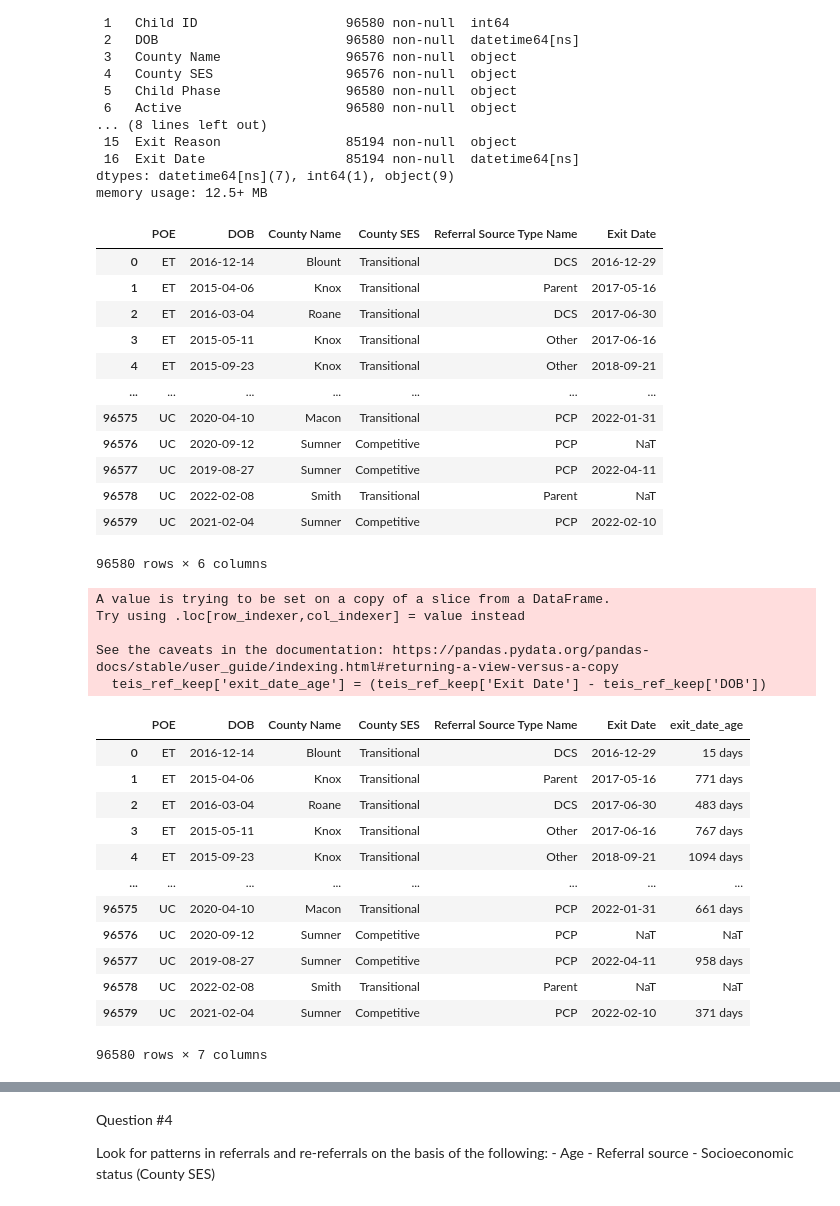
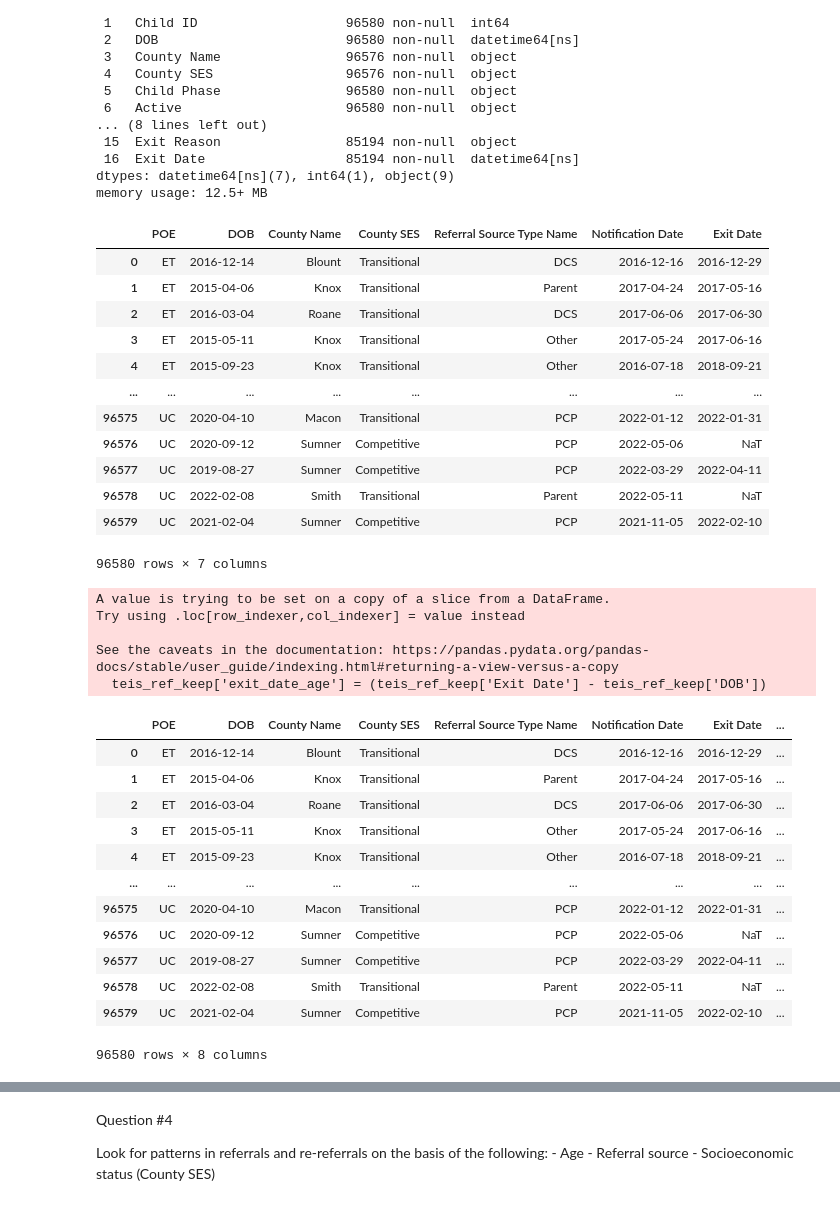
Before and after one commit to ColinSandidge/teis_project, a Jupyter notebook: notebook/bf_cruella_q4.ipynb, the cells around one changed output, grey strips where cells are left out. Cells and saved outputs as stored; diff of their text form; code cells hidden in the pictures.

```diff
--- a/notebook/bf_cruella_q4.ipynb
+++ b/notebook/bf_cruella_q4.ipynb
@@ -67,22 +67,22 @@ Data columns (total 17 columns):
 dtypes: datetime64[ns](7), int64(1), object(9)
 memory usage: 12.5+ MB
 # %%
-teis_ref_keep = teis_ref[['POE', 'DOB', 'County Name', 'County SES ', 'Referral Source Type Name', 'Exit Date']]
+teis_ref_keep = teis_ref[['POE', 'DOB', 'County Name', 'County SES ', 'Referral Source Type Name', 'Notification Date','Exit Date']]
 teis_ref_keep
 # %% [output]
-|  | POE | DOB | County Name | County SES | Referral Source Type Name | Exit Date |
-| 0 | ET | 2016-12-14 | Blount | Transitional | DCS | 2016-12-29 |
-| 1 | ET | 2015-04-06 | Knox | Transitional | Parent | 2017-05-16 |
-| 2 | ET | 2016-03-04 | Roane | Transitional | DCS | 2017-06-30 |
-| 3 | ET | 2015-05-11 | Knox | Transitional | Other | 2017-06-16 |
-| 4 | ET | 2015-09-23 | Knox | Transitional | Other | 2018-09-21 |
-| ... | ... | ... | ... | ... | ... | ... |
-| 96575 | UC | 2020-04-10 | Macon | Transitional | PCP | 2022-01-31 |
-| 96576 | UC | 2020-09-12 | Sumner | Competitive | PCP | NaT |
-| 96577 | UC | 2019-08-27 | Sumner | Competitive | PCP | 2022-04-11 |
-| 96578 | UC | 2022-02-08 | Smith | Transitional | Parent | NaT |
-| 96579 | UC | 2021-02-04 | Sumner | Competitive | PCP | 2022-02-10 |
+|  | POE | DOB | County Name | County SES | Referral Source Type Name | Notification Date | Exit Date |
+| 0 | ET | 2016-12-14 | Blount | Transitional | DCS | 2016-12-16 | 2016-12-29 |
+| 1 | ET | 2015-04-06 | Knox | Transitional | Parent | 2017-04-24 | 2017-05-16 |
+| 2 | ET | 2016-03-04 | Roane | Transitional | DCS | 2017-06-06 | 2017-06-30 |
+| 3 | ET | 2015-05-11 | Knox | Transitional | Other | 2017-05-24 | 2017-06-16 |
+| 4 | ET | 2015-09-23 | Knox | Transitional | Other | 2016-07-18 | 2018-09-21 |
+| ... | ... | ... | ... | ... | ... | ... | ... |
+| 96575 | UC | 2020-04-10 | Macon | Transitional | PCP | 2022-01-12 | 2022-01-31 |
+| 96576 | UC | 2020-09-12 | Sumner | Competitive | PCP | 2022-05-06 | NaT |
+| 96577 | UC | 2019-08-27 | Sumner | Competitive | PCP | 2022-03-29 | 2022-04-11 |
+| 96578 | UC | 2022-02-08 | Smith | Transitional | Parent | 2022-05-11 | NaT |
+| 96579 | UC | 2021-02-04 | Sumner | Competitive | PCP | 2021-11-05 | 2022-02-10 |
-96580 rows × 6 columns
+96580 rows × 7 columns
 # %%
 teis_ref_keep['exit_date_age'] = (teis_ref_keep['Exit Date'] - teis_ref_keep['DOB'])
 teis_ref_keep
@@ -92,16 +92,16 @@ Try using .loc[row_indexer,col_indexer] = value instead
 
 See the caveats in the documentation: https://pandas.pydata.org/pandas-docs/stable/user_guide/indexing.html#returning-a-view-versus-a-copy
   teis_ref_keep['exit_date_age'] = (teis_ref_keep['Exit Date'] - teis_ref_keep['DOB'])
-|  | POE | DOB | County Name | County SES | Referral Source Type Name | Exit Date | exit_date_age |
-| 0 | ET | 2016-12-14 | Blount | Transitional | DCS | 2016-12-29 | 15 days |
-| 1 | ET | 2015-04-06 | Knox | Transitional | Parent | 2017-05-16 | 771 days |
-| 2 | ET | 2016-03-04 | Roane | Transitional | DCS | 2017-06-30 | 483 days |
-| 3 | ET | 2015-05-11 | Knox | Transitional | Other | 2017-06-16 | 767 days |
-| 4 | ET | 2015-09-23 | Knox | Transitional | Other | 2018-09-21 | 1094 days |
-| ... | ... | ... | ... | ... | ... | ... | ... |
-| 96575 | UC | 2020-04-10 | Macon | Transitional | PCP | 2022-01-31 | 661 days |
-| 96576 | UC | 2020-09-12 | Sumner | Competitive | PCP | NaT | NaT |
-| 96577 | UC | 2019-08-27 | Sumner | Competitive | PCP | 2022-04-11 | 958 days |
-| 96578 | UC | 2022-02-08 | Smith | Transitional | Parent | NaT | NaT |
-| 96579 | UC | 2021-02-04 | Sumner | Competitive | PCP | 2022-02-10 | 371 days |
+|  | POE | DOB | County Name | County SES | Referral Source Type Name | Notification Date | Exit Date | ... |
+| 0 | ET | 2016-12-14 | Blount | Transitional | DCS | 2016-12-16 | 2016-12-29 | ... |
+| 1 | ET | 2015-04-06 | Knox | Transitional | Parent | 2017-04-24 | 2017-05-16 | ... |
+| 2 | ET | 2016-03-04 | Roane | Transitional | DCS | 2017-06-06 | 2017-06-30 | ... |
+| 3 | ET | 2015-05-11 | Knox | Transitional | Other | 2017-05-24 | 2017-06-16 | ... |
+| 4 | ET | 2015-09-23 | Knox | Transitional | Other | 2016-07-18 | 2018-09-21 | ... |
+| ... | ... | ... | ... | ... | ... | ... | ... | ... |
+| 96575 | UC | 2020-04-10 | Macon | Transitional | PCP | 2022-01-12 | 2022-01-31 | ... |
+| 96576 | UC | 2020-09-12 | Sumner | Competitive | PCP | 2022-05-06 | NaT | ... |
+| 96577 | UC | 2019-08-27 | Sumner | Competitive | PCP | 2022-03-29 | 2022-04-11 | ... |
+| 96578 | UC | 2022-02-08 | Smith | Transitional | Parent | 2022-05-11 | NaT | ... |
+| 96579 | UC | 2021-02-04 | Sumner | Competitive | PCP | 2021-11-05 | 2022-02-10 | ... |
-96580 rows × 7 columns
+96580 rows × 8 columns
```
Also changed, not shown: parts of 19 cells of this notebook, 3 other files.
